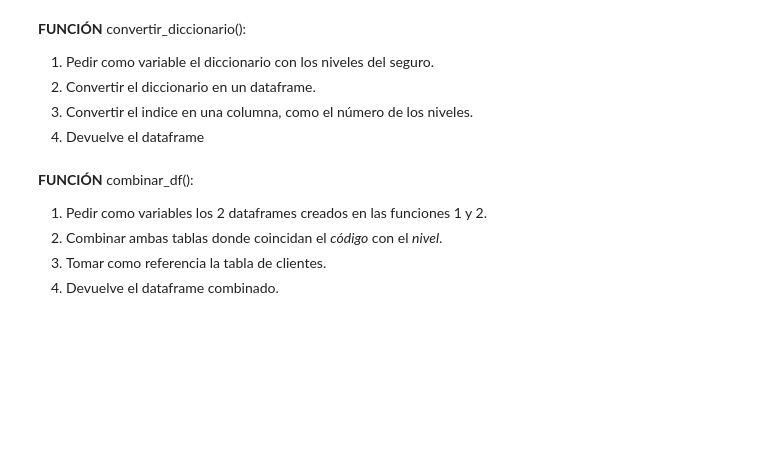
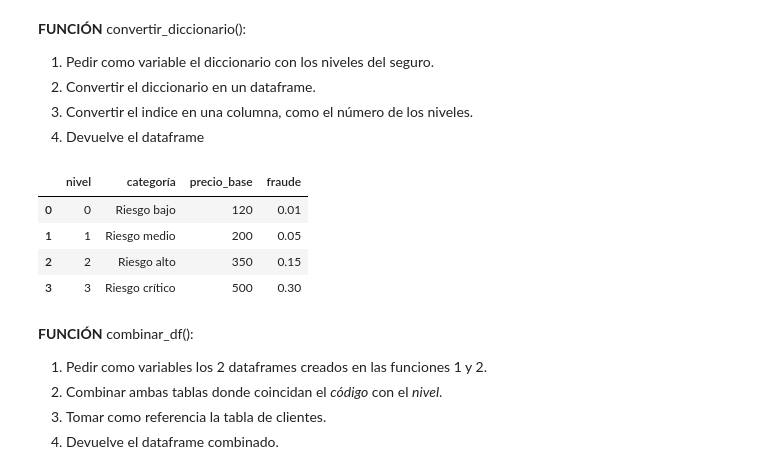
Before and after one commit to SilviaVimo/Silvia-Vilches---Especialitzaci-Data-Analytics-2026, a Jupyter notebook: S7_SILVIA_VILCHES.ipynb, the cells around one changed output. Saved outputs shown, nothing was run; the diff lists cells and outputs as text; code cells hidden in the pictures; blank space fills up the shorter version.

```diff
--- a/S7_SILVIA_VILCHES.ipynb
+++ b/S7_SILVIA_VILCHES.ipynb
@@ -946,6 +962,14 @@ def convertir_diccionario(diccionario):
   df = pd.DataFrame.from_dict(diccionario, orient='index')
   df_niveles = df.reset_index().rename(columns={'index': 'nivel'})
   return df_niveles
+# %%
+convertir_diccionario(niveles_seguro)
+# %% [output]
+|  | nivel | categoría | precio_base | fraude |
+| 0 | 0 | Riesgo bajo | 120 | 0.01 |
+| 1 | 1 | Riesgo medio | 200 | 0.05 |
+| 2 | 2 | Riesgo alto | 350 | 0.15 |
+| 3 | 3 | Riesgo crítico | 500 | 0.30 |
 # %% [markdown]
 **FUNCIÓN** combinar_df():
 1. Pedir como variables los 2 dataframes creados en las funciones 1 y 2.
```
Also changed, not shown: parts of 17 cells of this notebook.
